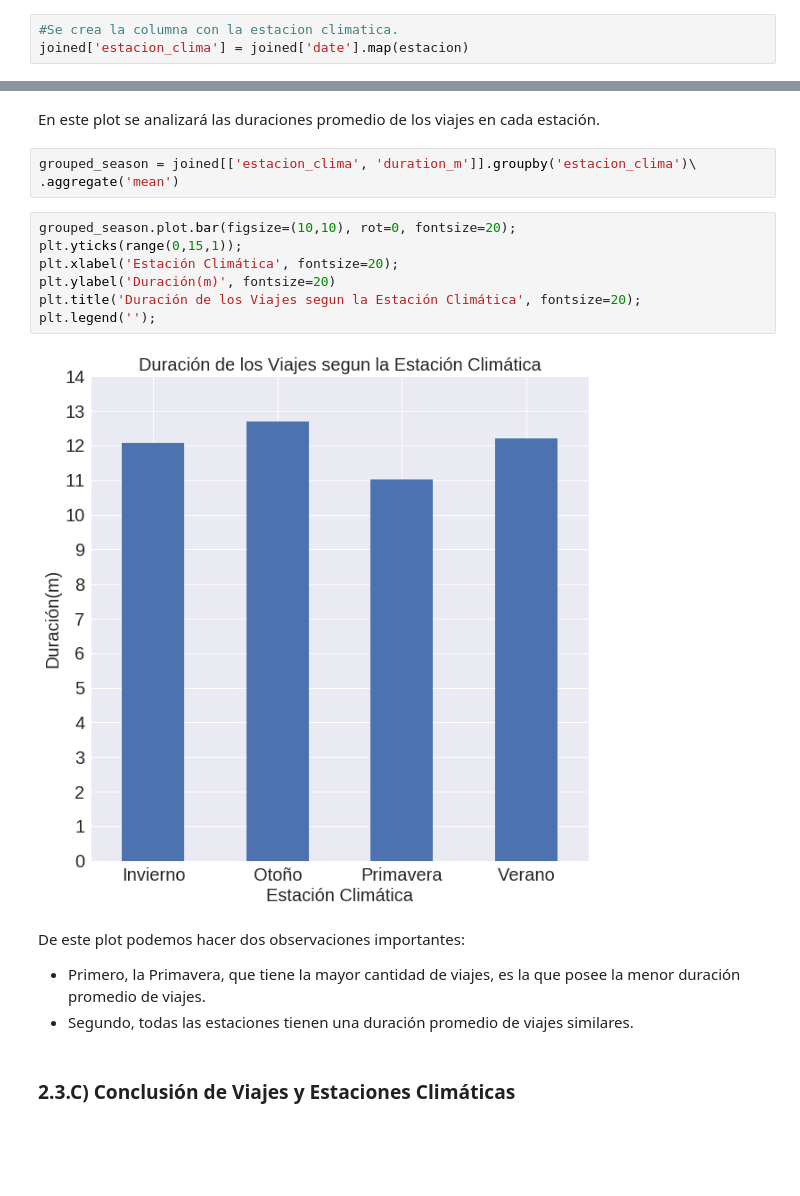
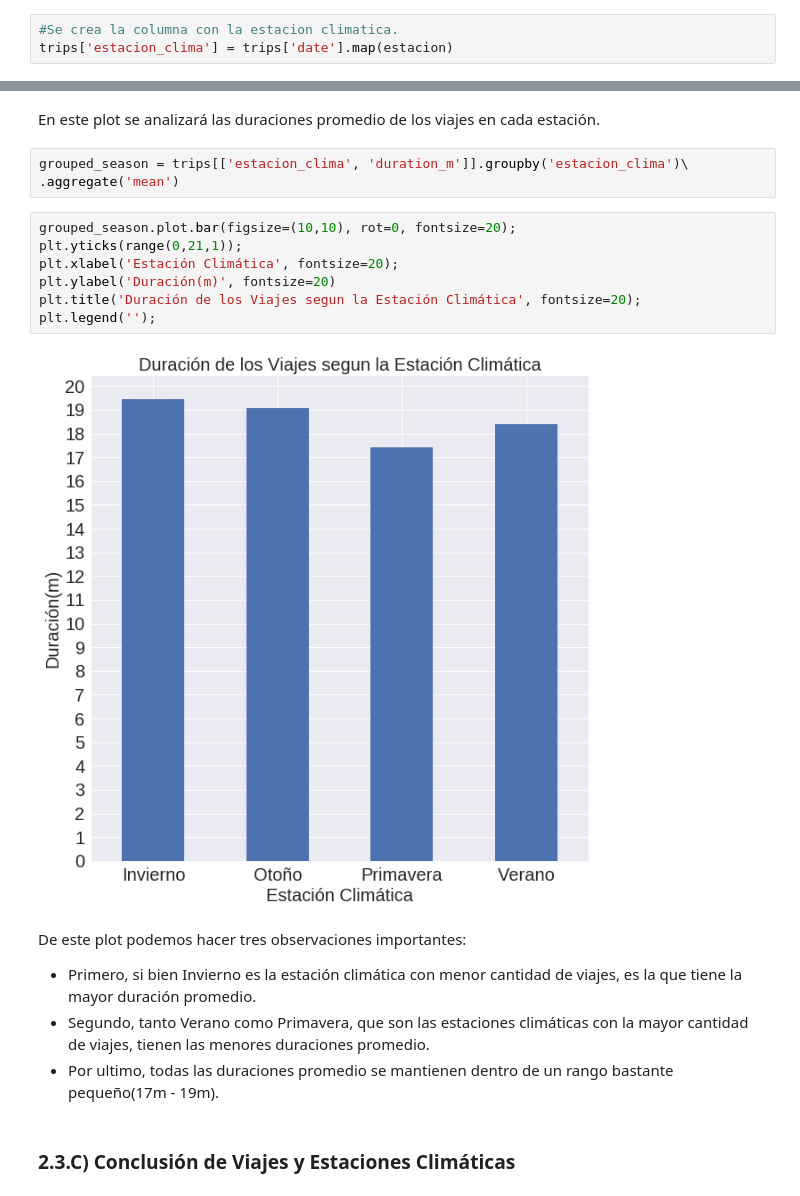
Before and after one commit to frisjon/tp1, a Jupyter notebook: notebooks/viajes_clima.ipynb, the cells around one changed output, grey strips where cells are left out. Saved outputs shown, nothing was run; the diff lists cells and outputs as text; blank space fills up the shorter version.

```diff
--- a/notebooks/viajes_clima.ipynb
+++ b/notebooks/viajes_clima.ipynb
@@ -267,5 +267,5 @@ def estacion(date):
         return 'Invierno'
 # %%
 #Se crea la columna con la estacion climatica.
-joined['estacion_clima'] = joined['date'].map(estacion)
+trips['estacion_clima'] = trips['date'].map(estacion)
 # %%
@@ -286,21 +286,22 @@ De este plot podemos observar:
 # %% [markdown]
 En este plot se analizará las duraciones promedio de los viajes en cada estación.
 # %%
-grouped_season = joined[['estacion_clima', 'duration_m']].groupby('estacion_clima')\
+grouped_season = trips[['estacion_clima', 'duration_m']].groupby('estacion_clima')\
 .aggregate('mean')
 # %%
 grouped_season.plot.bar(figsize=(10,10), rot=0, fontsize=20);
-plt.yticks(range(0,15,1));
+plt.yticks(range(0,21,1));
 plt.xlabel('Estación Climática', fontsize=20);
 plt.ylabel('Duración(m)', fontsize=20)
 plt.title('Duración de los Viajes segun la Estación Climática', fontsize=20);
 plt.legend('');
 # %% [output]
-[figure, old version]
+[figure, new version]
 # %% [markdown]
-De este plot podemos hacer dos observaciones importantes:
-* Primero, la Primavera, que tiene la mayor cantidad de viajes, es la que posee la menor duración promedio de viajes.
-* Segundo, todas las estaciones tienen una duración promedio de viajes similares.
+De este plot podemos hacer tres observaciones importantes:
+* Primero, si bien Invierno es la estación climática con menor cantidad de viajes, es la que tiene la mayor duración promedio.
+* Segundo, tanto Verano como Primavera, que son las estaciones climáticas con la mayor cantidad de viajes, tienen las menores duraciones promedio.
+* Por ultimo, todas las duraciones promedio se mantienen dentro de un rango bastante pequeño(17m - 19m).
 # %% [markdown]
 ### 2.3.C) Conclusión de Viajes y Estaciones Climáticas
 # %% [markdown]
```
Also changed, not shown: parts of 3 cells of this notebook.
